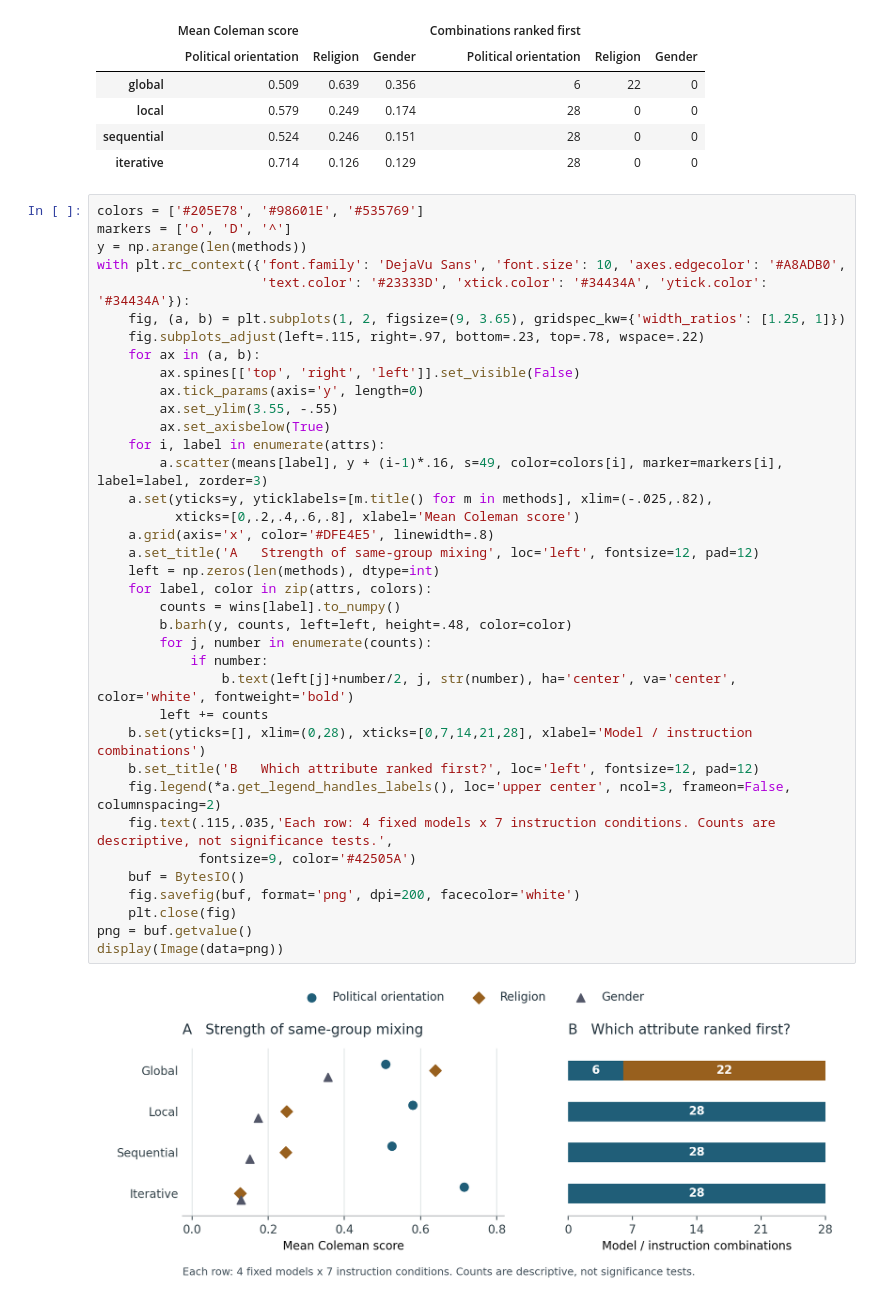
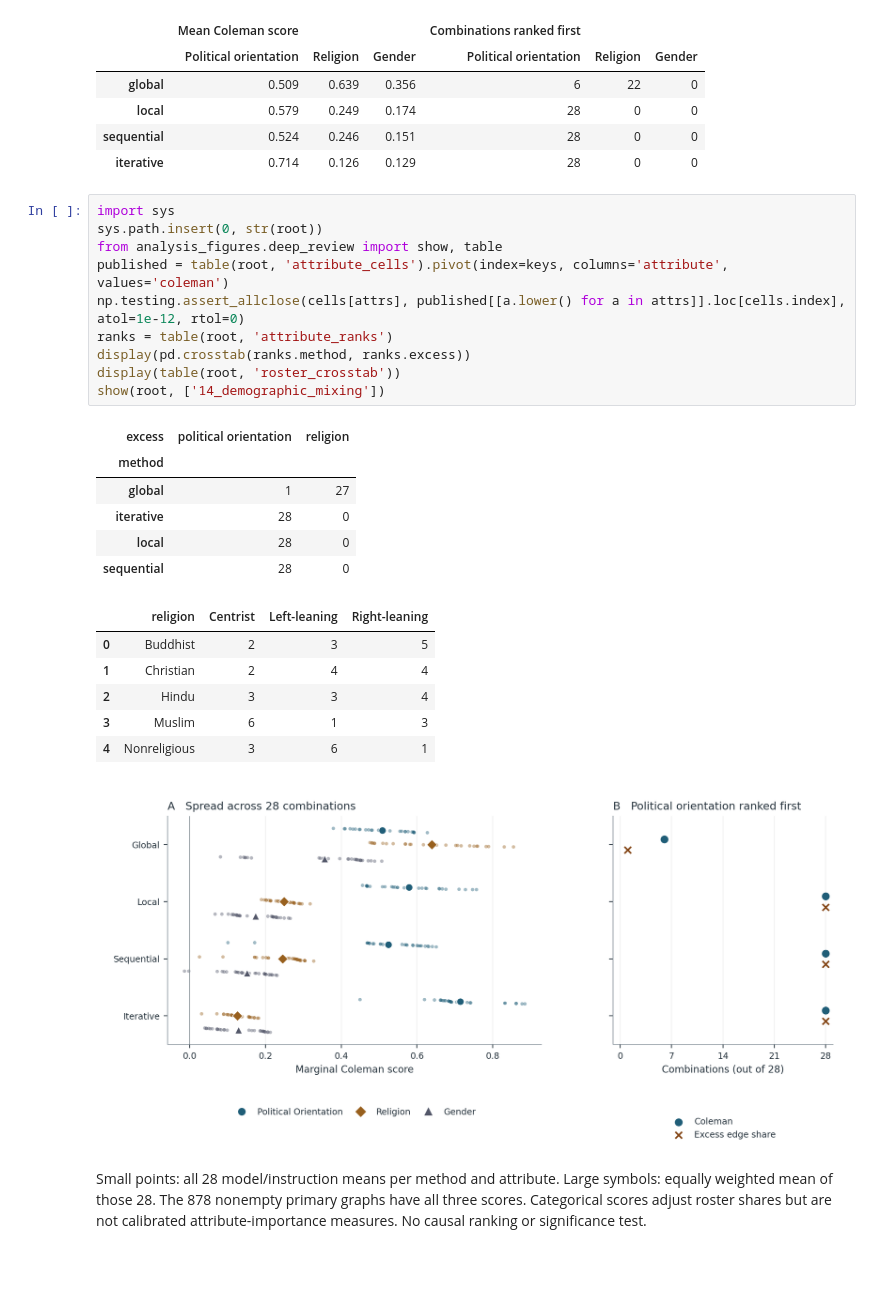
Before and after one commit to hemu77/UA_Capstone, a Jupyter notebook: analysis/05_rq2_demographic_mixing.ipynb, the cells around one changed output. Cells and saved outputs as stored; diff of their text form; blank space fills up the shorter version.

Commit message:
Qualify reachability and mixing claims and publish the primary network explorer

```diff
--- a/analysis/05_rq2_demographic_mixing.ipynb
+++ b/analysis/05_rq2_demographic_mixing.ipynb
@@ -58,42 +58,28 @@ display(pd.concat({'Mean Coleman score': means.round(3), 'Combinations ranked fi
 | sequential | 0.524 | 0.246 | 0.151 | 28 | 0 | 0 |
 | iterative | 0.714 | 0.126 | 0.129 | 28 | 0 | 0 |
 # %%
-colors = ['#205E78', '#98601E', '#535769']
-markers = ['o', 'D', '^']
-y = np.arange(len(methods))
-with plt.rc_context({'font.family': 'DejaVu Sans', 'font.size': 10, 'axes.edgecolor': '#A8ADB0',
-                     'text.color': '#23333D', 'xtick.color': '#34434A', 'ytick.color': '#34434A'}):
-    fig, (a, b) = plt.subplots(1, 2, figsize=(9, 3.65), gridspec_kw={'width_ratios': [1.25, 1]})
-    fig.subplots_adjust(left=.115, right=.97, bottom=.23, top=.78, wspace=.22)
-    for ax in (a, b):
-        ax.spines[['top', 'right', 'left']].set_visible(False)
-        ax.tick_params(axis='y', length=0)
-        ax.set_ylim(3.55, -.55)
-        ax.set_axisbelow(True)
-    for i, label in enumerate(attrs):
-        a.scatter(means[label], y + (i-1)*.16, s=49, color=colors[i], marker=markers[i], label=label, zorder=3)
-    a.set(yticks=y, yticklabels=[m.title() for m in methods], xlim=(-.025,.82),
-          xticks=[0,.2,.4,.6,.8], xlabel='Mean Coleman score')
-    a.grid(axis='x', color='#DFE4E5', linewidth=.8)
-    a.set_title('A   Strength of same-group mixing', loc='left', fontsize=12, pad=12)
-    left = np.zeros(len(methods), dtype=int)
-    for label, color in zip(attrs, colors):
-        counts = wins[label].to_numpy()
-        b.barh(y, counts, left=left, height=.48, color=color)
-        for j, number in enumerate(counts):
-            if number:
-                b.text(left[j]+number/2, j, str(number), ha='center', va='center', color='white', fontweight='bold')
-        left += counts
-    b.set(yticks=[], xlim=(0,28), xticks=[0,7,14,21,28], xlabel='Model / instruction combinations')
-    b.set_title('B   Which attribute ranked first?', loc='left', fontsize=12, pad=12)
-    fig.legend(*a.get_legend_handles_labels(), loc='upper center', ncol=3, frameon=False, columnspacing=2)
-    fig.text(.115,.035,'Each row: 4 fixed models x 7 instruction conditions. Counts are descriptive, not significance tests.',
-             fontsize=9, color='#42505A')
-    buf = BytesIO()
-    fig.savefig(buf, format='png', dpi=200, facecolor='white')
-    plt.close(fig)
-png = buf.getvalue()
-display(Image(data=png))
+import sys
+sys.path.insert(0, str(root))
+from analysis_figures.deep_review import show, table
+published = table(root, 'attribute_cells').pivot(index=keys, columns='attribute', values='coleman')
+np.testing.assert_allclose(cells[attrs], published[[a.lower() for a in attrs]].loc[cells.index], atol=1e-12, rtol=0)
+ranks = table(root, 'attribute_ranks')
+display(pd.crosstab(ranks.method, ranks.excess))
+display(table(root, 'roster_crosstab'))
+show(root, ['14_demographic_mixing'])
 # %% [output]
+| excess | political orientation | religion |
+| method |  |  |
+| global | 1 | 27 |
+| iterative | 28 | 0 |
+| local | 28 | 0 |
+| sequential | 28 | 0 |
+|  | religion | Centrist | Left-leaning | Right-leaning |
+| 0 | Buddhist | 2 | 3 | 5 |
+| 1 | Christian | 2 | 4 | 4 |
+| 2 | Hindu | 3 | 3 | 4 |
+| 3 | Muslim | 6 | 1 | 3 |
+| 4 | Nonreligious | 3 | 6 | 1 |
-[figure, old version]
+[figure, new version]
+Small points: all 28 model/instruction means per method and attribute. Large symbols: equally weighted mean of those 28. The 878 nonempty primary graphs have all three scores. Categorical scores adjust roster shares but are not calibrated attribute-importance measures. No causal ranking or significance test.
 # %% [markdown]
```
Also changed, not shown: parts of 3 cells of this notebook, 44 other files.
